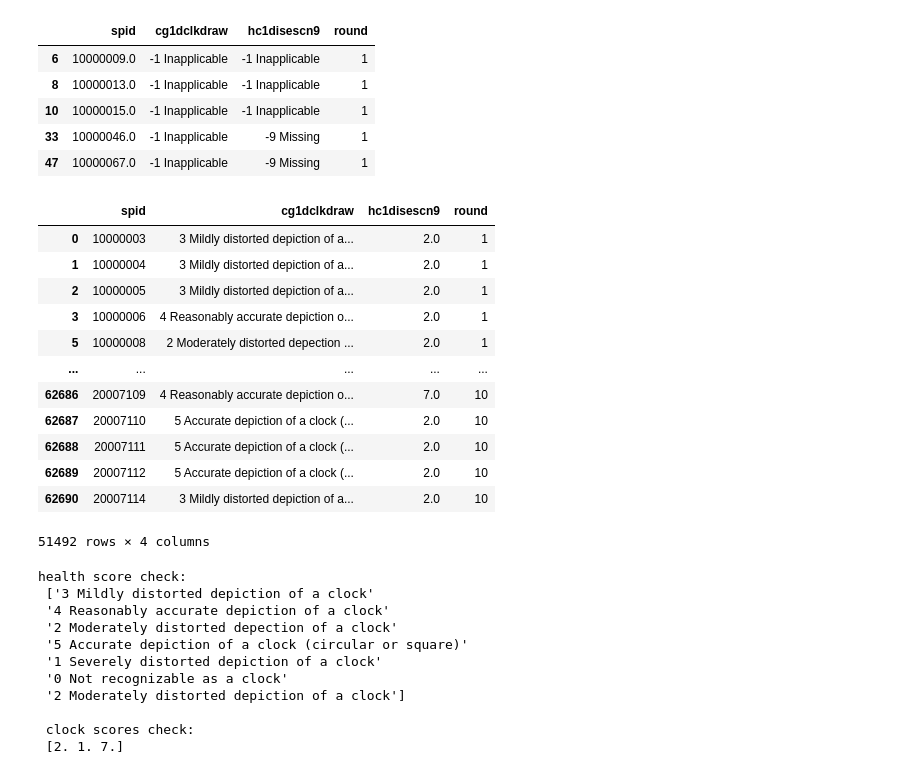
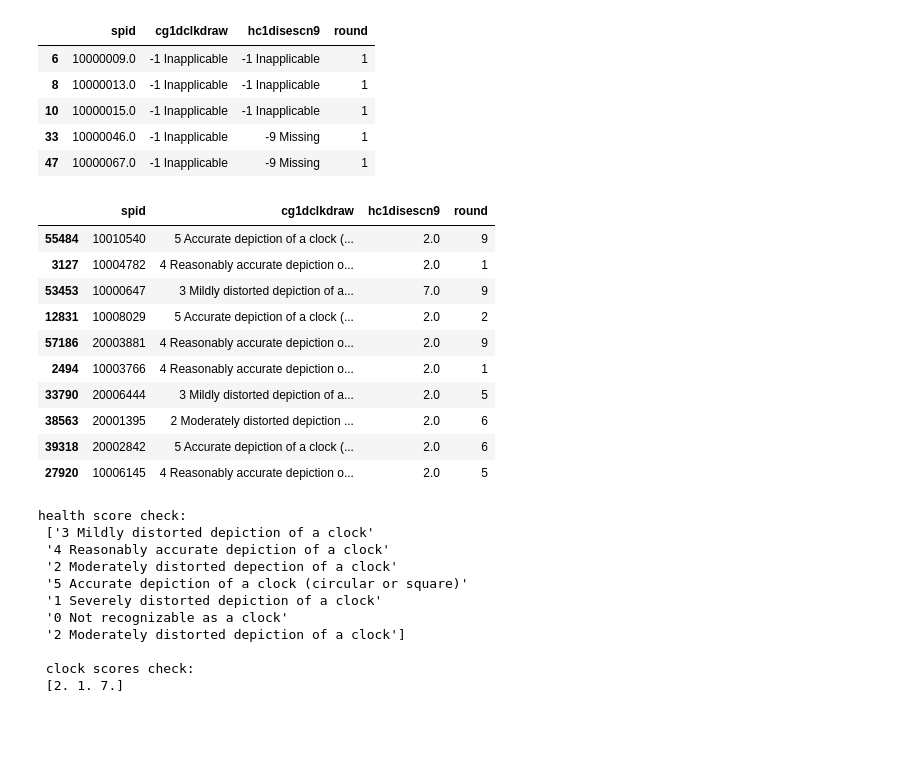
Before and after one commit to ian-byrne/MADSmilestone2, a Jupyter notebook: Labeling/Cleaning_labeling.ipynb, the cells around one changed output. Cells and saved outputs as stored; diff of their text form; code cells hidden in the pictures; blank space fills up the shorter version.

```diff
--- a/Labeling/Cleaning_labeling.ipynb
+++ b/Labeling/Cleaning_labeling.ipynb
@@ -150,21 +148,19 @@ dtype: object
 # %%
 # Load the cleaned dataframe
 cleaned_rounds = cr.clean_data(rounds)
-cleaned_rounds
+cleaned_rounds.sample(10)
 # %% [output]
 |  | spid | cg1dclkdraw | hc1disescn9 | round |
-| 0 | 10000003 | 3 Mildly distorted depiction of a... | 2.0 | 1 |
-| 1 | 10000004 | 3 Mildly distorted depiction of a... | 2.0 | 1 |
-| 2 | 10000005 | 3 Mildly distorted depiction of a... | 2.0 | 1 |
-| 3 | 10000006 | 4 Reasonably accurate depiction o... | 2.0 | 1 |
-| 5 | 10000008 | 2 Moderately distorted depection ... | 2.0 | 1 |
-| ... | ... | ... | ... | ... |
-| 62686 | 20007109 | 4 Reasonably accurate depiction o... | 7.0 | 10 |
-| 62687 | 20007110 | 5 Accurate depiction of a clock (... | 2.0 | 10 |
-| 62688 | 20007111 | 5 Accurate depiction of a clock (... | 2.0 | 10 |
-| 62689 | 20007112 | 5 Accurate depiction of a clock (... | 2.0 | 10 |
-| 62690 | 20007114 | 3 Mildly distorted depiction of a... | 2.0 | 10 |
+| 55484 | 10010540 | 5 Accurate depiction of a clock (... | 2.0 | 9 |
+| 3127 | 10004782 | 4 Reasonably accurate depiction o... | 2.0 | 1 |
+| 53453 | 10000647 | 3 Mildly distorted depiction of a... | 7.0 | 9 |
+| 12831 | 10008029 | 5 Accurate depiction of a clock (... | 2.0 | 2 |
+| 57186 | 20003881 | 4 Reasonably accurate depiction o... | 2.0 | 9 |
+| 2494 | 10003766 | 4 Reasonably accurate depiction o... | 2.0 | 1 |
+| 33790 | 20006444 | 3 Mildly distorted depiction of a... | 2.0 | 5 |
+| 38563 | 20001395 | 2 Moderately distorted depiction ... | 2.0 | 6 |
+| 39318 | 20002842 | 5 Accurate depiction of a clock (... | 2.0 | 6 |
+| 27920 | 10006145 | 4 Reasonably accurate depiction o... | 2.0 | 5 |
-51492 rows × 4 columns
 # %%
 #Check that we only have healthscores of 1, 2, 7 and subjects that have drawn clocks
 print("health score check: \n",cleaned_rounds.cg1dclkdraw.unique())
```
Also changed, not shown: parts of 14 cells of this notebook.
